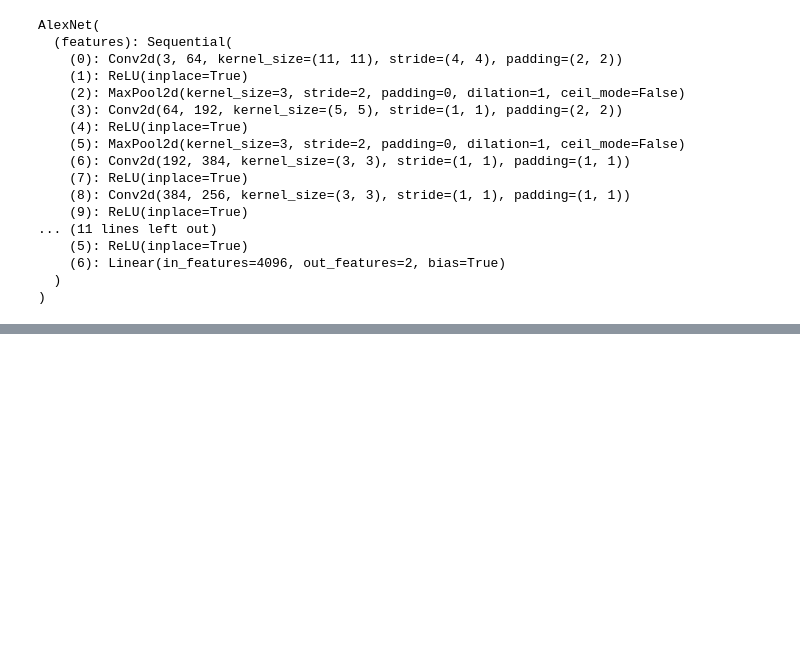
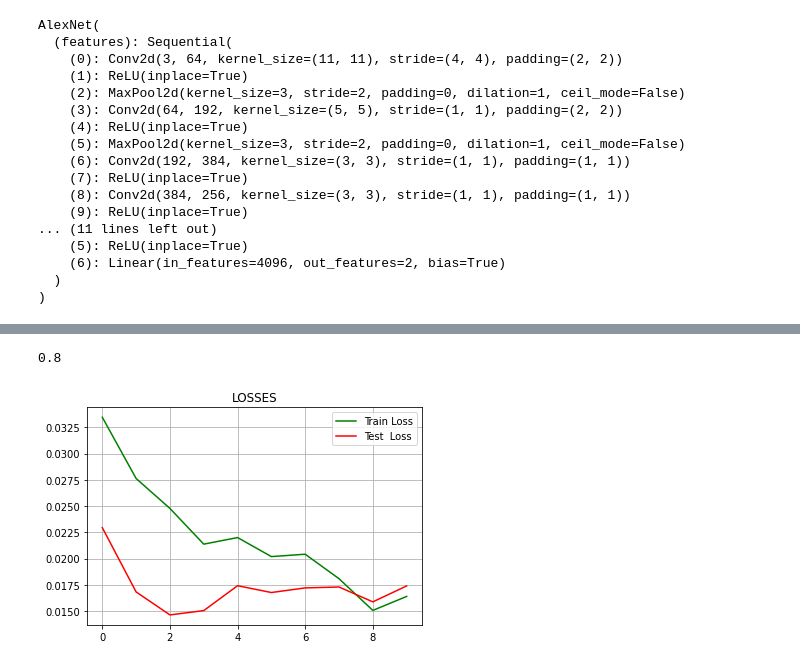
Before and after one commit to AnkitaSinha98/DeepLearningProgram, a Jupyter notebook: AlexNet_ant_and_bees.ipynb, the cells around one changed output, grey strips where cells are left out. Cells and saved outputs as stored; diff of their text form; code cells hidden in the pictures; blank space fills up the shorter version.

```diff
--- a/AlexNet_ant_and_bees.ipynb
+++ b/AlexNet_ant_and_bees.ipynb
@@ -273,0 +286,14 @@ plt.show()
+# %%
+acurracy = torch.sum( test_predict == test_labels )
+print( float( acurracy) / batch_size  )
+# %% [output]
+0.8
+# %%
+# plotting loss graph.
+plt.title("LOSSES")
+plt.plot(train_losses, label = "Train Loss", color= "green")
+plt.plot(test_losses,  label = "Test  Loss", color= "red")
+plt.legend()
+plt.grid()
+# %% [output]
+[figure, added]
```
Also changed, not shown: parts of 9 cells of this notebook.
